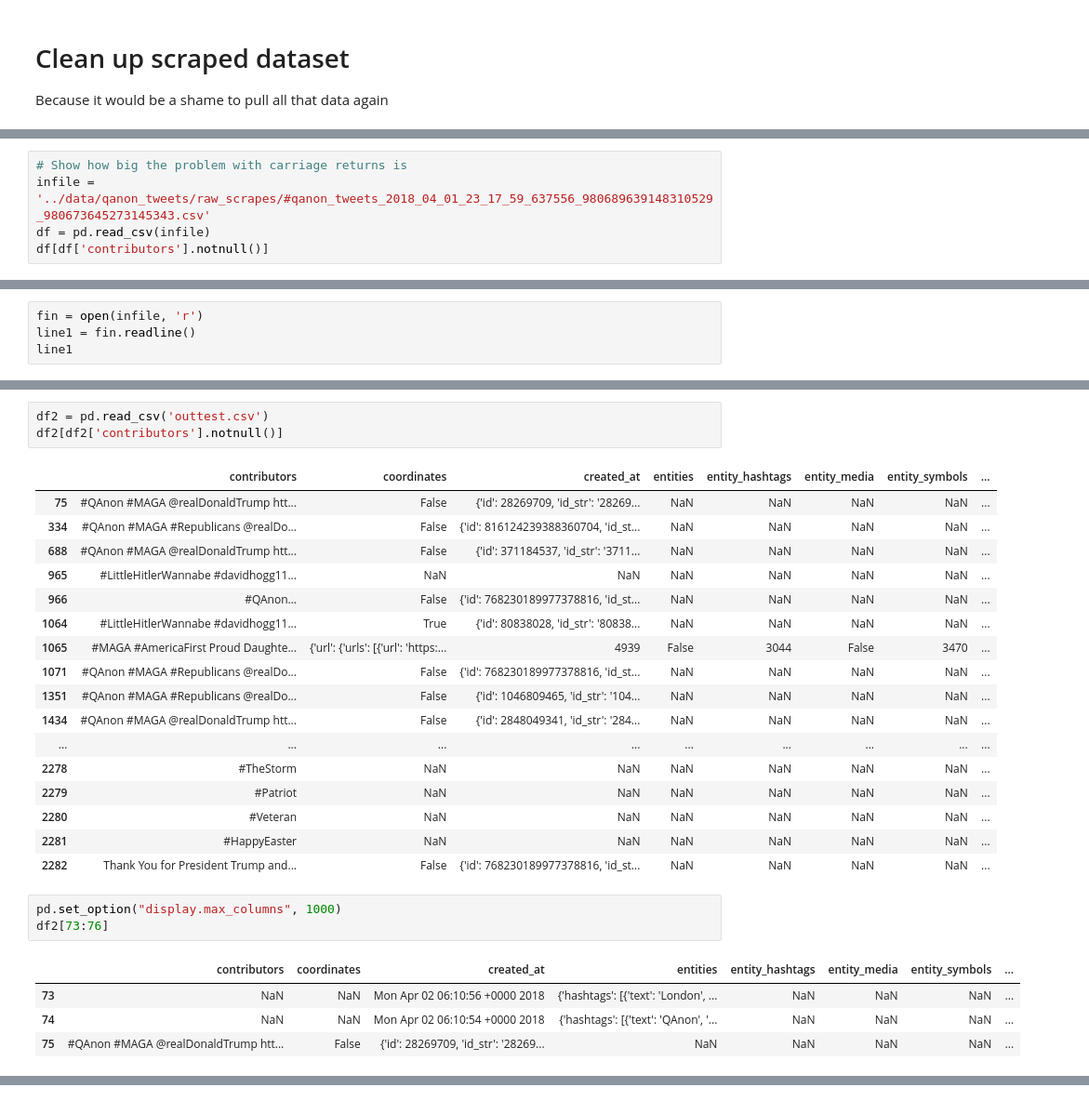
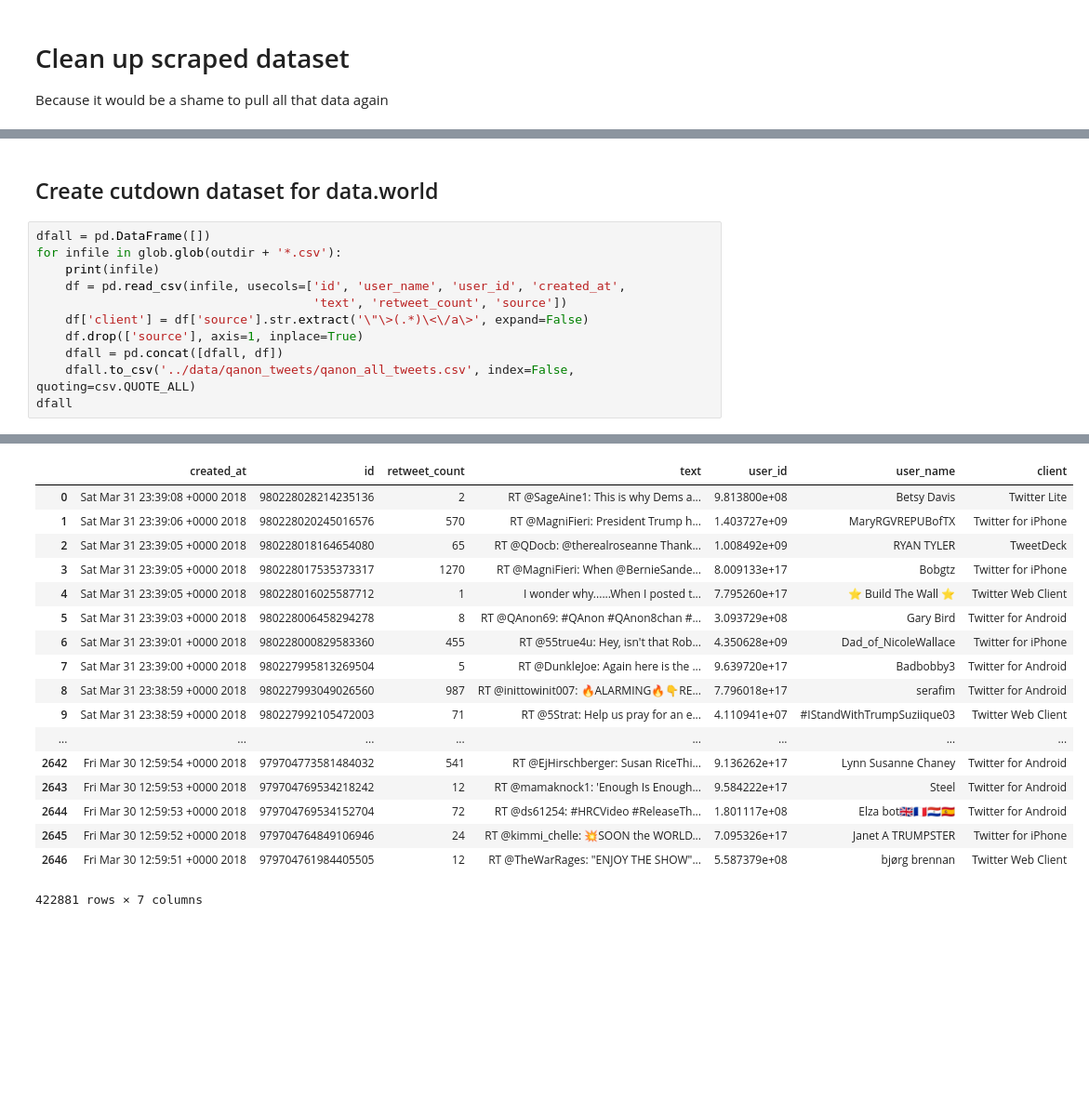
Before and after one commit to bodacea/popnotise, a Jupyter notebook: scrape_twitter/clean_scraped_dataset.ipynb, the cells around one changed output, grey strips where cells are left out. Shown: that part at 93% size. Cells and saved outputs as stored; diff of their text form; blank space fills up the shorter version.

```diff
--- a/scrape_twitter/clean_scraped_dataset.ipynb
+++ b/scrape_twitter/clean_scraped_dataset.ipynb
@@ -9,5 +4,0 @@ import os
-# %%
-# Show how big the problem with carriage returns is
-infile = '../data/qanon_tweets/raw_scrapes/#qanon_tweets_2018_04_01_23_17_59_637556_980689639148310529_980673645273145343.csv'
-df = pd.read_csv(infile)
-df[df['contributors'].notnull()]
@@ -45,4 +4,0 @@ df[1062:1067]
-# %%
-fin = open(infile, 'r')
-line1 = fin.readline()
-line1
@@ -110,29 +53,14 @@ Found badguy: https://t.co/qg9LG…",False,"{'id': 738567336853020673, 'id_str':
-# %%
-df2 = pd.read_csv('outtest.csv')
-df2[df2['contributors'].notnull()]
-# %% [output]
-|  | contributors | coordinates | created_at | entities | entity_hashtags | entity_media | entity_symbols | ... |
-| 75 | #QAnon #MAGA @realDonaldTrump htt... | False | {'id': 28269709, 'id_str': '28269... | NaN | NaN | NaN | NaN | ... |
-| 334 | #QAnon #MAGA #Republicans @realDo... | False | {'id': 816124239388360704, 'id_st... | NaN | NaN | NaN | NaN | ... |
-| 688 | #QAnon #MAGA @realDonaldTrump htt... | False | {'id': 371184537, 'id_str': '3711... | NaN | NaN | NaN | NaN | ... |
-| 965 | #LittleHitlerWannabe #davidhogg11... | NaN | NaN | NaN | NaN | NaN | NaN | ... |
-| 966 | #QAnon… | False | {'id': 768230189977378816, 'id_st... | NaN | NaN | NaN | NaN | ... |
-| 1064 | #LittleHitlerWannabe #davidhogg11... | True | {'id': 80838028, 'id_str': '80838... | NaN | NaN | NaN | NaN | ... |
-| 1065 | #MAGA #AmericaFirst Proud Daughte... | {'url': {'urls': [{'url': 'https:... | 4939 | False | 3044 | False | 3470 | ... |
-| 1071 | #QAnon #MAGA #Republicans @realDo... | False | {'id': 768230189977378816, 'id_st... | NaN | NaN | NaN | NaN | ... |
-| 1351 | #QAnon #MAGA #Republicans @realDo... | False | {'id': 1046809465, 'id_str': '104... | NaN | NaN | NaN | NaN | ... |
-| 1434 | #QAnon #MAGA @realDonaldTrump htt... | False | {'id': 2848049341, 'id_str': '284... | NaN | NaN | NaN | NaN | ... |
-| ... | ... | ... | ... | ... | ... | ... | ... | ... |
-| 2278 | #TheStorm | NaN | NaN | NaN | NaN | NaN | NaN | ... |
-| 2279 | #Patriot | NaN | NaN | NaN | NaN | NaN | NaN | ... |
-| 2280 | #Veteran | NaN | NaN | NaN | NaN | NaN | NaN | ... |
-| 2281 | #HappyEaster | NaN | NaN | NaN | NaN | NaN | NaN | ... |
-| 2282 | Thank You for President Trump and... | False | {'id': 768230189977378816, 'id_st... | NaN | NaN | NaN | NaN | ... |
-# %%
-pd.set_option("display.max_columns", 1000)
-df2[73:76]
-# %% [output]
-|  | contributors | coordinates | created_at | entities | entity_hashtags | entity_media | entity_symbols | ... |
-| 73 | NaN | NaN | Mon Apr 02 06:10:56 +0000 2018 | {'hashtags': [{'text': 'London', ... | NaN | NaN | NaN | ... |
-| 74 | NaN | NaN | Mon Apr 02 06:10:54 +0000 2018 | {'hashtags': [{'text': 'QAnon', '... | NaN | NaN | NaN | ... |
-| 75 | #QAnon #MAGA @realDonaldTrump htt... | False | {'id': 28269709, 'id_str': '28269... | NaN | NaN | NaN | NaN | ... |
+# %% [markdown]
+## Create cutdown dataset for data.world
+# %%
+dfall = pd.DataFrame([])
+for infile in glob.glob(outdir + '*.csv'):
+    print(infile)
+    df = pd.read_csv(infile, usecols=['id', 'user_name', 'user_id', 'created_at',
+                                      'text', 'retweet_count', 'source'])
+    df['client'] = df['source'].str.extract('\"\>(.*)\<\/a\>', expand=False)
+    df.drop(['source'], axis=1, inplace=True)
+    dfall = pd.concat([dfall, df])
+    dfall.to_csv('../data/qanon_tweets/qanon_all_tweets.csv', index=False, quoting=csv.QUOTE_ALL)
+dfall
+# %% [output]
@@ -138,0 +84,18 @@ df2[73:76]
+|  | created_at | id | retweet_count | text | user_id | user_name | client |
+| 0 | Sat Mar 31 23:39:08 +0000 2018 | 980228028214235136 | 2 | RT @SageAine1: This is why Dems a... | 9.813800e+08 | Betsy Davis | Twitter Lite |
+| 1 | Sat Mar 31 23:39:06 +0000 2018 | 980228020245016576 | 570 | RT @MagniFieri: President Trump h... | 1.403727e+09 | MaryRGVREPUBofTX | Twitter for iPhone |
+| 2 | Sat Mar 31 23:39:05 +0000 2018 | 980228018164654080 | 65 | RT @QDocb: @therealroseanne Thank... | 1.008492e+09 | RYAN TYLER | TweetDeck |
+| 3 | Sat Mar 31 23:39:05 +0000 2018 | 980228017535373317 | 1270 | RT @MagniFieri: When @BernieSande... | 8.009133e+17 | Bobgtz | Twitter for iPhone |
+| 4 | Sat Mar 31 23:39:05 +0000 2018 | 980228016025587712 | 1 | I wonder why......When I posted t... | 7.795260e+17 | ⭐️ Build The Wall ⭐️ | Twitter Web Client |
+| 5 | Sat Mar 31 23:39:03 +0000 2018 | 980228006458294278 | 8 | RT @QAnon69: #QAnon #QAnon8chan #... | 3.093729e+08 | Gary Bird | Twitter for Android |
+| 6 | Sat Mar 31 23:39:01 +0000 2018 | 980228000829583360 | 455 | RT @55true4u: Hey, isn't that Rob... | 4.350628e+09 | Dad_of_NicoleWallace | Twitter for iPhone |
+| 7 | Sat Mar 31 23:39:00 +0000 2018 | 980227995813269504 | 5 | RT @DunkleJoe: Again here is the ... | 9.639720e+17 | Badbobby3 | Twitter for Android |
+| 8 | Sat Mar 31 23:38:59 +0000 2018 | 980227993049026560 | 987 | RT @inittowinit007: 🔥ALARMING🔥👇RE... | 7.796018e+17 | serafim | Twitter for Android |
+| 9 | Sat Mar 31 23:38:59 +0000 2018 | 980227992105472003 | 71 | RT @5Strat: Help us pray for an e... | 4.110941e+07 | #IStandWithTrumpSuziique03 | Twitter Web Client |
+| ... | ... | ... | ... | ... | ... | ... | ... |
+| 2642 | Fri Mar 30 12:59:54 +0000 2018 | 979704773581484032 | 541 | RT @EjHirschberger: Susan RiceThi... | 9.136262e+17 | Lynn Susanne Chaney | Twitter for Android |
+| 2643 | Fri Mar 30 12:59:53 +0000 2018 | 979704769534218242 | 12 | RT @mamaknock1: 'Enough Is Enough... | 9.584222e+17 | Steel | Twitter for Android |
+| 2644 | Fri Mar 30 12:59:53 +0000 2018 | 979704769534152704 | 72 | RT @ds61254: #HRCVideo #ReleaseTh... | 1.801117e+08 | Elza bot🇬🇧🇫🇷🇵🇾🇪🇸 | Twitter for Android |
+| 2645 | Fri Mar 30 12:59:52 +0000 2018 | 979704764849106946 | 24 | RT @kimmi_chelle: 💥SOON the WORLD... | 7.095326e+17 | Janet A TRUMPSTER | Twitter for iPhone |
+| 2646 | Fri Mar 30 12:59:51 +0000 2018 | 979704761984405505 | 12 | RT @TheWarRages: "ENJOY THE SHOW"... | 5.587379e+08 | bjørg brennan | Twitter Web Client |
+422881 rows × 7 columns
```
Also changed, not shown: parts of 6 cells of this notebook, 1 other file.
